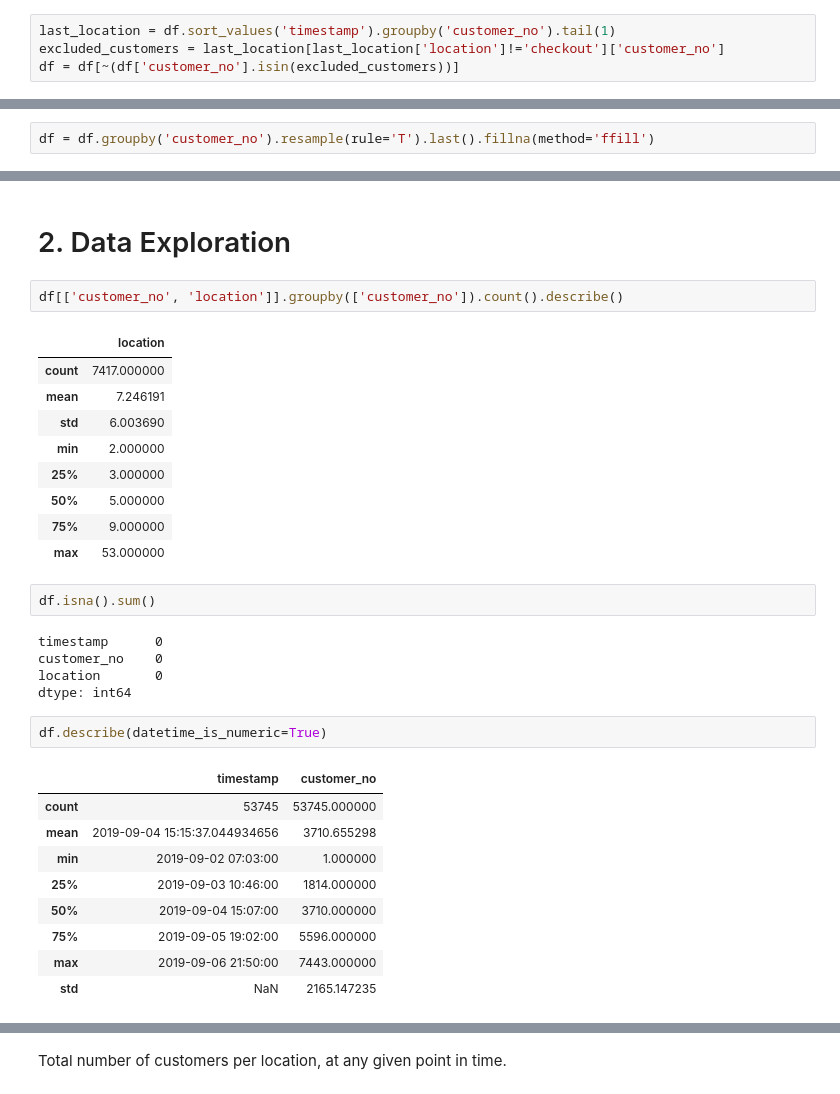
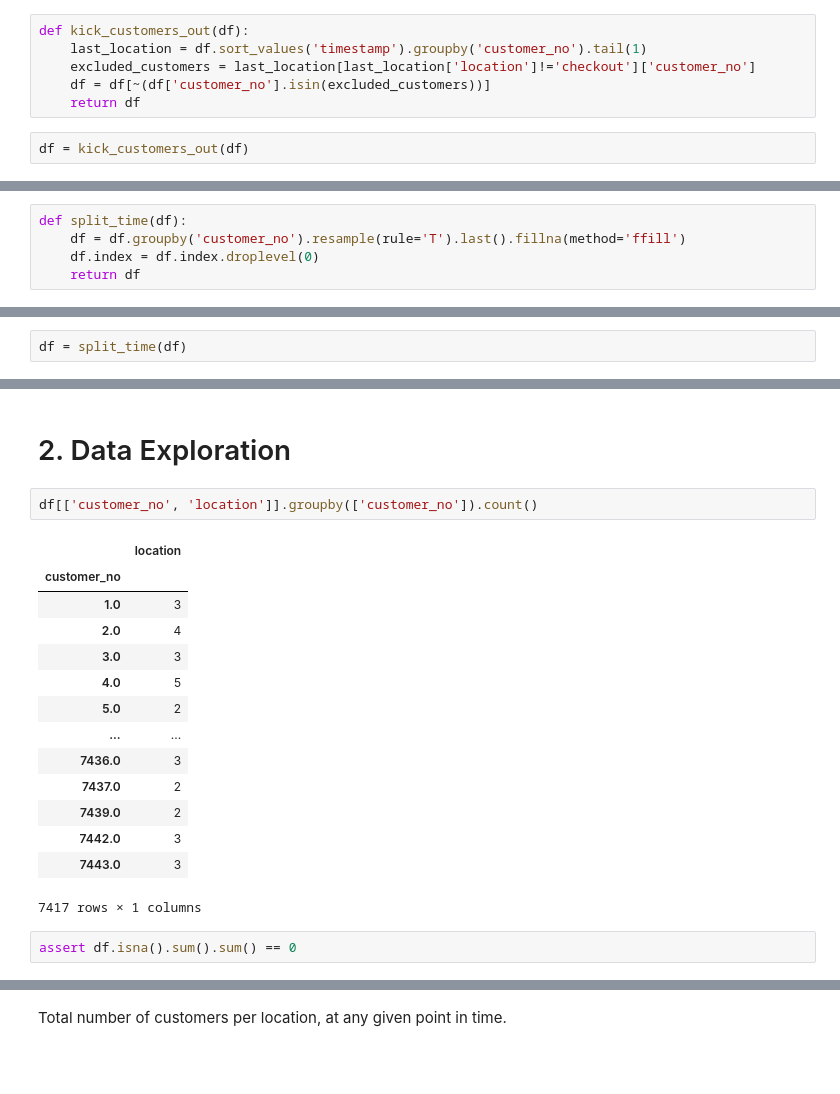
Before and after one commit to BGSoares/Bootcamp-Data-Science, a Jupyter notebook: 08-Supermarket-Markov-Chain/data_exploration.ipynb, the cells around one changed output, grey strips where cells are left out. Drawn from its saved outputs; the diff is of its cells as text; blank space fills up the shorter version.

```diff
--- a/08-Supermarket-Markov-Chain/data_exploration.ipynb
+++ b/08-Supermarket-Markov-Chain/data_exploration.ipynb
@@ -46,12 +46,19 @@ df = get_data()
 # %% [markdown]
 Remove customers which never make it to checkout (store closes before they do).
 # %%
-last_location = df.sort_values('timestamp').groupby('customer_no').tail(1)
-excluded_customers = last_location[last_location['location']!='checkout']['customer_no']
-df = df[~(df['customer_no'].isin(excluded_customers))]
+def kick_customers_out(df):
+    last_location = df.sort_values('timestamp').groupby('customer_no').tail(1)
+    excluded_customers = last_location[last_location['location']!='checkout']['customer_no']
+    df = df[~(df['customer_no'].isin(excluded_customers))]
+    return df
+# %%
+df = kick_customers_out(df)
 # %% [markdown]
 Resample to have minute-by-minute observation.
 # %%
 df.set_index('timestamp', inplace=True)
 # %%
-df = df.groupby('customer_no').resample(rule='T').last().fillna(method='ffill')
+def split_time(df):
+    df = df.groupby('customer_no').resample(rule='T').last().fillna(method='ffill')
+    df.index = df.index.droplevel(0)
+    return df
@@ -60,35 +65,25 @@ df.index = df.index.droplevel(0)
+# %%
+df = split_time(df)
 # %%
 df.reset_index(inplace=True)
 # %% [markdown]
 # 2. Data Exploration
 # %%
-df[['customer_no', 'location']].groupby(['customer_no']).count().describe()
+df[['customer_no', 'location']].groupby(['customer_no']).count()
 # %% [output]
 |  | location |
-| count | 7417.000000 |
-| mean | 7.246191 |
-| std | 6.003690 |
-| min | 2.000000 |
-| 25% | 3.000000 |
-| 50% | 5.000000 |
-| 75% | 9.000000 |
-| max | 53.000000 |
+| customer_no |  |
+| 1.0 | 3 |
+| 2.0 | 4 |
+| 3.0 | 3 |
+| 4.0 | 5 |
+| 5.0 | 2 |
+| ... | ... |
+| 7436.0 | 3 |
+| 7437.0 | 2 |
+| 7439.0 | 2 |
+| 7442.0 | 3 |
+| 7443.0 | 3 |
+7417 rows × 1 columns
-# %%
-df.isna().sum()
-# %% [output]
-timestamp      0
-customer_no    0
-location       0
-dtype: int64
-# %%
-df.describe(datetime_is_numeric=True)
-# %% [output]
-|  | timestamp | customer_no |
-| count | 53745 | 53745.000000 |
-| mean | 2019-09-04 15:15:37.044934656 | 3710.655298 |
-| min | 2019-09-02 07:03:00 | 1.000000 |
-| 25% | 2019-09-03 10:46:00 | 1814.000000 |
-| 50% | 2019-09-04 15:07:00 | 3710.000000 |
-| 75% | 2019-09-05 19:02:00 | 5596.000000 |
-| max | 2019-09-06 21:50:00 | 7443.000000 |
-| std | NaN | 2165.147235 |
+# %%
+assert df.isna().sum().sum() == 0
```
Also changed, not shown: parts of 15 cells of this notebook, 17 other files.
